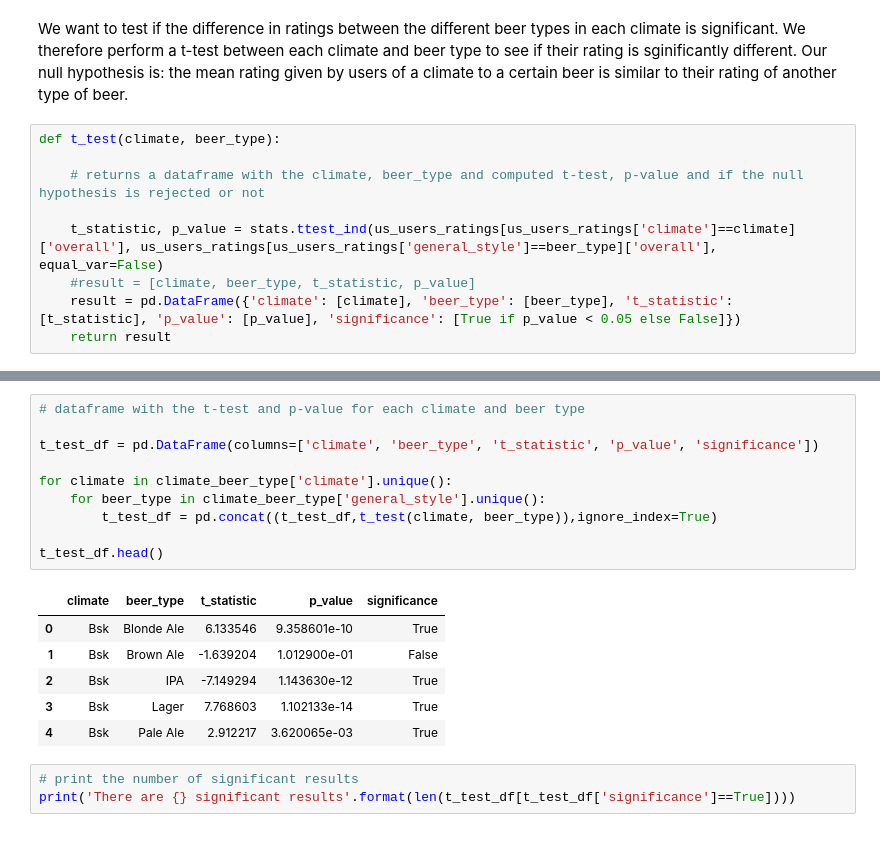
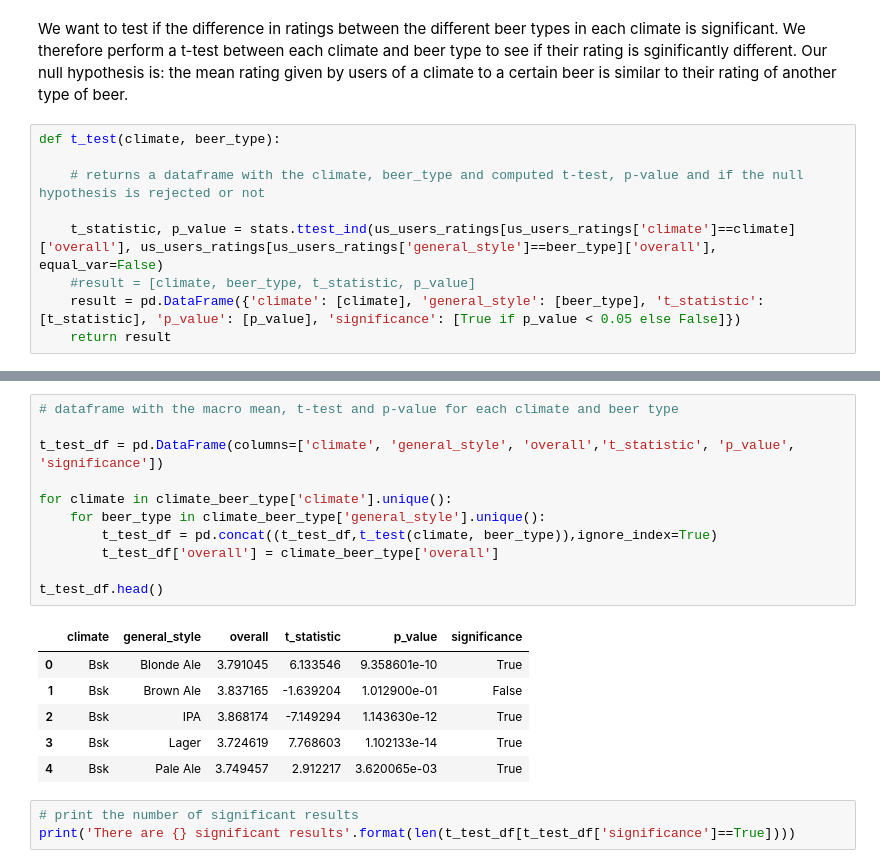
Before and after one commit to epfl-ada/ada-2023-project-riskybiscuits, a Jupyter notebook: styles_analysis.ipynb, the cells around one changed output, grey strips where cells are left out. Saved outputs shown, nothing was run; the diff lists cells and outputs as text.

Commit message:
results beer types

```diff
--- a/styles_analysis.ipynb
+++ b/styles_analysis.ipynb
@@ -196,5 +196,5 @@ def t_test(climate, beer_type):
 
     t_statistic, p_value = stats.ttest_ind(us_users_ratings[us_users_ratings['climate']==climate]['overall'], us_users_ratings[us_users_ratings['general_style']==beer_type]['overall'], equal_var=False)
     #result = [climate, beer_type, t_statistic, p_value]
-    result = pd.DataFrame({'climate': [climate], 'beer_type': [beer_type], 't_statistic': [t_statistic], 'p_value': [p_value], 'significance': [True if p_value < 0.05 else False]})
+    result = pd.DataFrame({'climate': [climate], 'general_style': [beer_type], 't_statistic': [t_statistic], 'p_value': [p_value], 'significance': [True if p_value < 0.05 else False]})
     return result
@@ -201,20 +210,21 @@ def t_test(climate, beer_type):
 # %%
-# dataframe with the t-test and p-value for each climate and beer type
+# dataframe with the macro mean, t-test and p-value for each climate and beer type
 
-t_test_df = pd.DataFrame(columns=['climate', 'beer_type', 't_statistic', 'p_value', 'significance'])
+t_test_df = pd.DataFrame(columns=['climate', 'general_style', 'overall','t_statistic', 'p_value', 'significance'])
 
 for climate in climate_beer_type['climate'].unique():
     for beer_type in climate_beer_type['general_style'].unique():
         t_test_df = pd.concat((t_test_df,t_test(climate, beer_type)),ignore_index=True)
+        t_test_df['overall'] = climate_beer_type['overall']
 
 t_test_df.head()
 # %% [output]
-|  | climate | beer_type | t_statistic | p_value | significance |
-| 0 | Bsk | Blonde Ale | 6.133546 | 9.358601e-10 | True |
-| 1 | Bsk | Brown Ale | -1.639204 | 1.012900e-01 | False |
-| 2 | Bsk | IPA | -7.149294 | 1.143630e-12 | True |
-| 3 | Bsk | Lager | 7.768603 | 1.102133e-14 | True |
-| 4 | Bsk | Pale Ale | 2.912217 | 3.620065e-03 | True |
+|  | climate | general_style | overall | t_statistic | p_value | significance |
+| 0 | Bsk | Blonde Ale | 3.791045 | 6.133546 | 9.358601e-10 | True |
+| 1 | Bsk | Brown Ale | 3.837165 | -1.639204 | 1.012900e-01 | False |
+| 2 | Bsk | IPA | 3.868174 | -7.149294 | 1.143630e-12 | True |
+| 3 | Bsk | Lager | 3.724619 | 7.768603 | 1.102133e-14 | True |
+| 4 | Bsk | Pale Ale | 3.749457 | 2.912217 | 3.620065e-03 | True |
 # %%
 # print the number of significant results
 print('There are {} significant results'.format(len(t_test_df[t_test_df['significance']==True])))
```
Also changed, not shown: parts of 16 cells of this notebook.
